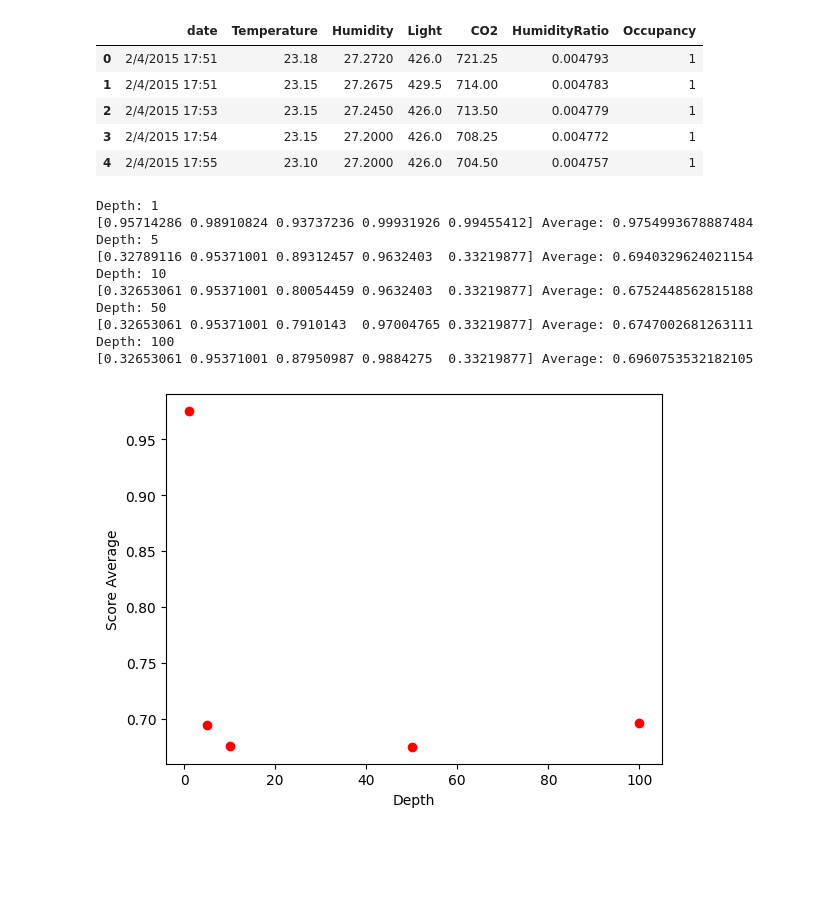
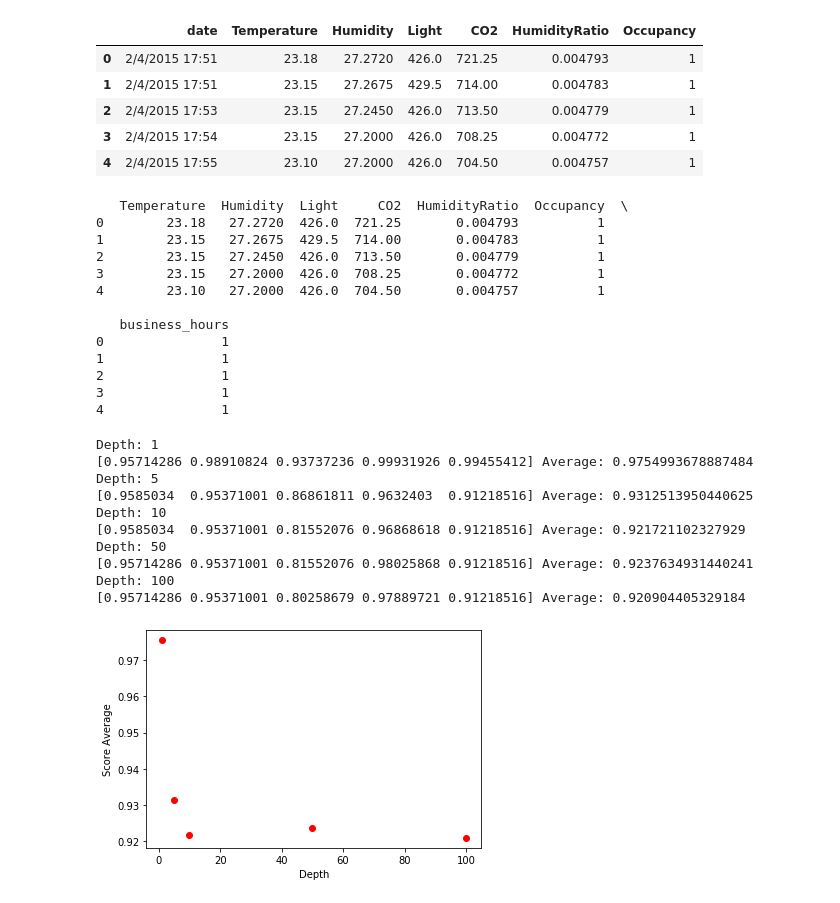
Before and after one commit to paul-semadeni/USU-MCS-Programs, a Jupyter notebook: Spring-2024/Intro-to-Data-Analysis/Assignment-7/main.ipynb, the cells around one changed output. Cells and saved outputs as stored; diff of their text form; code cells hidden in the pictures; blank space fills up the shorter version.

```diff
--- a/Spring-2024/Intro-to-Data-Analysis/Assignment-7/main.ipynb
+++ b/Spring-2024/Intro-to-Data-Analysis/Assignment-7/main.ipynb
@@ -25,3 +25,24 @@ train_office_df.head()
 | 2 | 2/4/2015 17:53 | 23.15 | 27.2450 | 426.0 | 713.50 | 0.004779 | 1 |
 | 3 | 2/4/2015 17:54 | 23.15 | 27.2000 | 426.0 | 708.25 | 0.004772 | 1 |
 | 4 | 2/4/2015 17:55 | 23.10 | 27.2000 | 426.0 | 704.50 | 0.004757 | 1 |
+# %%
+# Convert datetime into if the datetime lands within business hours. Assuming business hours are 7 am to 6 pm
+train_office_df["date_time"] = train_office_df["date"].str.split(" ", n=1, expand=True)[1]
+train_office_df["business_hours"] = (train_office_df["date_time"].str.split(":", n=1, expand=True)[0].astype(int) >= 7) & (train_office_df["date_time"].str.split(":", n=1, expand=True)[0].astype(int) < 18)
+train_office_df["business_hours"] = train_office_df["business_hours"].astype(int)
+train_office_df = train_office_df.drop(columns=["date_time", "date"])
+print(train_office_df.head())
+# %% [output]
+   Temperature  Humidity  Light     CO2  HumidityRatio  Occupancy  \
+0        23.18   27.2720  426.0  721.25       0.004793          1
+1        23.15   27.2675  429.5  714.00       0.004783          1
+2        23.15   27.2450  426.0  713.50       0.004779          1
+3        23.15   27.2000  426.0  708.25       0.004772          1
+4        23.10   27.2000  426.0  704.50       0.004757          1
+
+   business_hours
+0               1
+1               1
+2               1
+3               1
+4               1
@@ -28,42 +63,48 @@ train_office_df.head()
+# %%
+Y = train_office_df["Occupancy"]
+X = train_office_df.drop("Occupancy", axis=1)
 # %%
 # TODO: (a)	Train the following classifiers (using 5-fold cross-validation) on the train  office.csv file and calculate the average accuracy of the cross-validation for each method given below. Vary the hyperparameters of the classifier and draw a plot that shows the average cross-validation accuracy versus hyperparameter values for each classification method shown below: i.	Decision tree (DT) (maxdepth = 1, 5, 10, 50, 100)
-def decision_tree(depths, df,actual=False):
+def decision_tree(depths, X, Y, columns=[], actual=False, plot_tree=False):
     for depth in depths:
         print("Depth:", depth)
-        # We are trying to predict if a room is occupied or not
-        Y = df["Occupancy"]
-        X = df.drop("Occupancy", axis=1)
-        # Convert date to int
-        X["date"] = pd.to_datetime(X["date"]).astype("int64")
         X_train, X_test, Y_train, Y_test = train_test_split(X, Y, test_size=0.8, random_state=1)
         clf = tree.DecisionTreeClassifier(max_depth=depth)
+        clf.fit(X,Y)
         if not actual:
             scores = cross_val_score(clf, X, Y, cv=5)
             avg_score = sum(scores)/len(scores)
             print(scores, "Average:", avg_score)
             plt.plot(depth ,avg_score, "ro-")
             plt.xlabel("Depth")
             plt.ylabel("Score Average")
+
+        if plot_tree:
+            fig = plt.figure(figsize=(25,20))
+            decision_tree = tree.plot_tree(clf, feature_names=columns, class_names=columns, filled=True)
+            fig.show()
+
         if actual:
-            clf.fit(X,Y)
             Y_pred = clf.predict(X_test)
+            Y_prob = clf.predict_proba(X_test)
             conf_mat = confusion_matrix(Y_test, Y_pred)
             print(conf_mat)
-            return conf_mat
+            confusion_matrix_calculations(conf_mat)
+            return Y_test, Y_prob
 
 depths = [1, 5, 10, 50, 100]
-decision_tree(depths, train_office_df)
+decision_tree(depths, X, Y)
 # %% [output]
 Depth: 1
 [0.95714286 0.98910824 0.93737236 0.99931926 0.99455412] Average: 0.9754993678887484
 Depth: 5
-[0.32789116 0.95371001 0.89312457 0.9632403  0.33219877] Average: 0.6940329624021154
+[0.9585034  0.95371001 0.86861811 0.9632403  0.91218516] Average: 0.9312513950440625
 Depth: 10
-[0.32653061 0.95371001 0.80054459 0.9632403  0.33219877] Average: 0.6752448562815188
+[0.9585034  0.95371001 0.81552076 0.96868618 0.91218516] Average: 0.921721102327929
 Depth: 50
-[0.32653061 0.95371001 0.7910143  0.97004765 0.33219877] Average: 0.6747002681263111
+[0.95714286 0.95371001 0.81552076 0.98025868 0.91218516] Average: 0.9237634931440241
 Depth: 100
-[0.32653061 0.95371001 0.87950987 0.9884275  0.33219877] Average: 0.6960753532182105
+[0.95714286 0.95371001 0.80258679 0.97889721 0.91218516] Average: 0.920904405329184
-[figure, old version]
+[figure, new version]
 # %%
 # TODO: ii. K-nearest neighbor (KNN) (k = 1, 2, 3, 4, 5, 10, 15)
```
Also changed, not shown: parts of 17 cells of this notebook.
